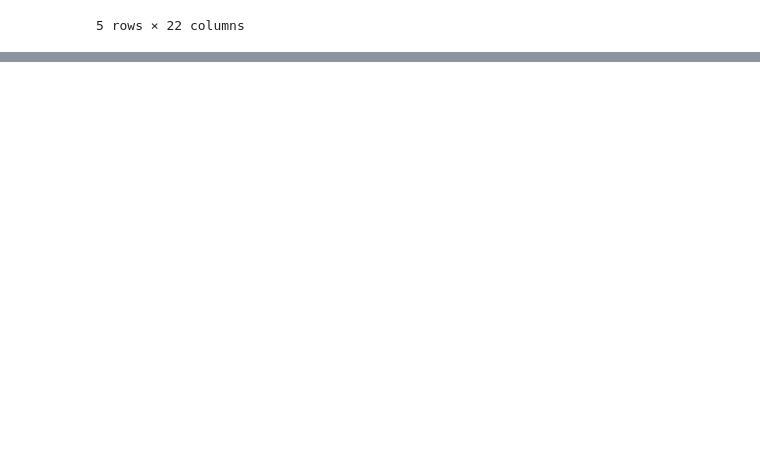
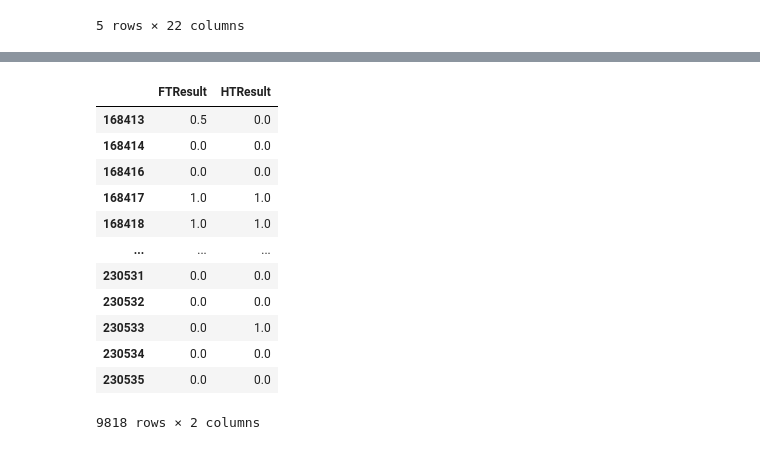
Before and after one commit to manvirmoore/projects, a Jupyter notebook: football/matches_regression.ipynb, the cells around one changed output, grey strips where cells are left out. Saved outputs shown, nothing was run; the diff lists cells and outputs as text; code cells hidden in the pictures; blank space fills up the shorter version.

```diff
--- a/football/matches_regression.ipynb
+++ b/football/matches_regression.ipynb
@@ -122,0 +135,25 @@ df[df['Form3Home'].isnull()]
+# %%
+def convert(x):
+    if x == 'H':
+        return 1
+    if x == 'D':
+        return 0.5
+    else: return 0
+# %%
+df['FTResult'] = df['FTResult'].apply(convert)
+df['HTResult'] = df['HTResult'].apply(convert)
+df[['FTResult','HTResult']]
+# %% [output]
+|  | FTResult | HTResult |
+| 168413 | 0.5 | 0.0 |
+| 168414 | 0.0 | 0.0 |
+| 168416 | 0.0 | 0.0 |
+| 168417 | 1.0 | 1.0 |
+| 168418 | 1.0 | 1.0 |
+| ... | ... | ... |
+| 230531 | 0.0 | 0.0 |
+| 230532 | 0.0 | 0.0 |
+| 230533 | 0.0 | 1.0 |
+| 230534 | 0.0 | 0.0 |
+| 230535 | 0.0 | 0.0 |
+9818 rows × 2 columns
```
Also changed, not shown: parts of 23 cells of this notebook.
